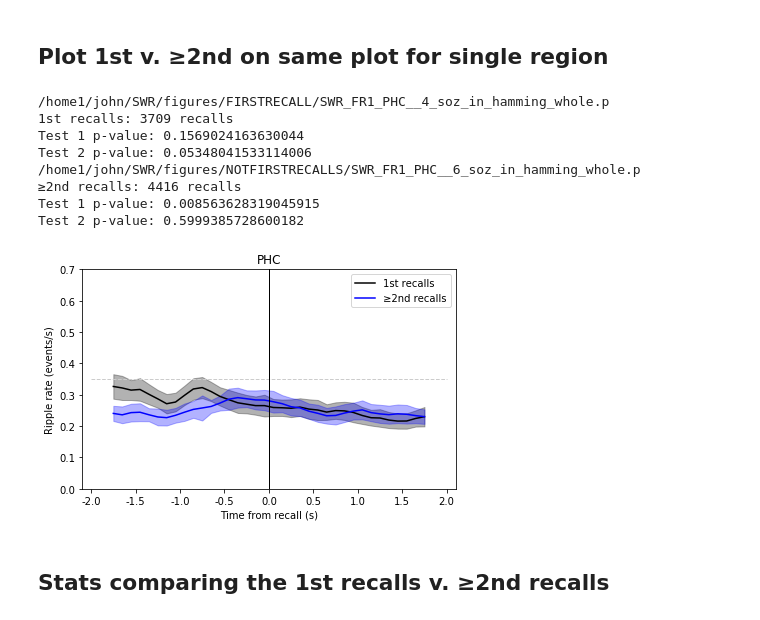
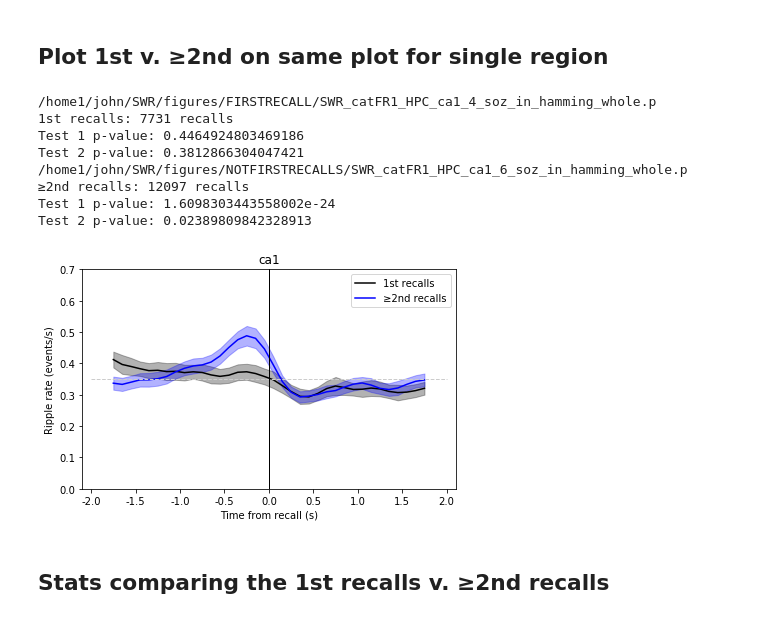
Before and after one commit to jjsakon/SWR, a Jupyter notebook: code/SWRplots.ipynb, the cells around one changed output. Saved outputs shown, nothing was run; the diff lists cells and outputs as text; code cells hidden in the pictures.

Commit message:
2021-02-03 code written for nice versions of first 3 figures

```diff
--- a/code/SWRplots.ipynb
+++ b/code/SWRplots.ipynb
@@ -24,7 +24,7 @@ from general import *
 from SWRmodule import *
 
 df = get_data_index("r1") # all RAM subjects
-exp = 'FR1'
+exp = 'catFR1'
 # %% [output]
 The autoreload extension is already loaded. To reload it, use:
   %reload_ext autoreload
@@ -146,8 +146,8 @@ remove_soz_ictal = False
 filter_type = 'hamming' # hamming # butter # hamming125200
 sub_selection = 'whole' # 'second_half', 'whole' ,'first_half'
 
-region_name = 'PHC' # 'ENT' # 'PHC'
-location_selected = '' # 'dg' ''
+region_name = 'HPC' # 'ENT' # 'PHC'
+location_selected = 'ca1' # 'dg' ''
 
 save_plot = 1
 
@@ -172,9 +172,16 @@ for p,recall_type_switch in enumerate([4,6]):
         label = '1st recalls'
         line_dist = 0.175
     else:
-        color = (0,0,1)
         label = '≥2nd recalls'
         line_dist = 0.15
+        if location_selected == 'ca1':
+            color = (0,0,1)
+        elif location_selected == 'dg':
+            color = (1,0,0)
+        elif region_name == 'PHC':
+            color = (0,0.5,0.5)
+        elif region_name == 'ENT':
+            color = (0.5,0.5,0)
 
     path_name = '/home1/john/SWR/figures/'+subfolder
     fn = os.path.join(path_name,
@@ -211,42 +218,42 @@ for p,recall_type_switch in enumerate([4,6]):
 #              color=color,label='_nolegend_')
     print(label+': '+str(num_trials)+' recalls')
     print('Test 1 p-value: '+str(bin_model1.pvalues[1]))
     print('Test 2 p-value: '+str(bin_model2.pvalues[1]))
 
 xticks(np.arange(psth_start,psth_end+1,500),np.arange(psth_start/1000,psth_end/1000+1,500/1000))
 xlabel('Time from recall (s)')
 ylabel('Ripple rate (events/s)')
 if filter_type == 'hamming':
     ylim = 0.7 # keep it here since occasionally CIs get kinda high
     plot([ax.get_xlim()[0],ax.get_xlim()[1]],[0.35,0.35],linewidth=1,linestyle='--',color=(0.8,0.8,0.8),label='_nolegend_')
 else: # for Vaz and hamming125200
     ylim = 0.45
 
 ax.set_ylim(0,ylim)
 ax.set_xlim(psth_start-100,psth_end+100)
 plot([0,0],[ax.get_ylim()[0],ax.get_ylim()[1]],linewidth=1,linestyle='-',color=(0,0,0),label='_nolegend_')
 ax.legend({'1st recalls','≥2nd recalls'})
 if location_selected == '':
     title(region_name)
 else:
     title(location_selected)
 tight_layout()
 
 if save_plot == 1:
     plt.savefig('../figures/PSTHplots/'+exp+'_'+'PSTH_by_region-'+region_name+'-'+str(recall_type_switch)+'_'+
                 filter_type+'_'+sub_selection+'.pdf',transparent=True)
 plt.show()
 a=1;
 # %% [output]
-/home1/john/SWR/figures/FIRSTRECALL/SWR_FR1_PHC__4_soz_in_hamming_whole.p
-1st recalls: 3709 recalls
-Test 1 p-value: 0.1569024163630044
-Test 2 p-value: 0.05348041533114006
-/home1/john/SWR/figures/NOTFIRSTRECALLS/SWR_FR1_PHC__6_soz_in_hamming_whole.p
-≥2nd recalls: 4416 recalls
-Test 1 p-value: 0.008563628319045915
-Test 2 p-value: 0.5999385728600182
+/home1/john/SWR/figures/FIRSTRECALL/SWR_catFR1_HPC_ca1_4_soz_in_hamming_whole.p
+1st recalls: 7731 recalls
+Test 1 p-value: 0.4464924803469186
+Test 2 p-value: 0.3812866304047421
+/home1/john/SWR/figures/NOTFIRSTRECALLS/SWR_catFR1_HPC_ca1_6_soz_in_hamming_whole.p
+≥2nd recalls: 12097 recalls
+Test 1 p-value: 1.6098303443558002e-24
+Test 2 p-value: 0.02389809842328913
-[figure, old version]
+[figure, new version]
 # %% [markdown]
 ## Stats comparing the 1st recalls v. ≥2nd recalls
 # %% [markdown]
```
Also changed, not shown: parts of 6 cells of this notebook, 1 other file.
